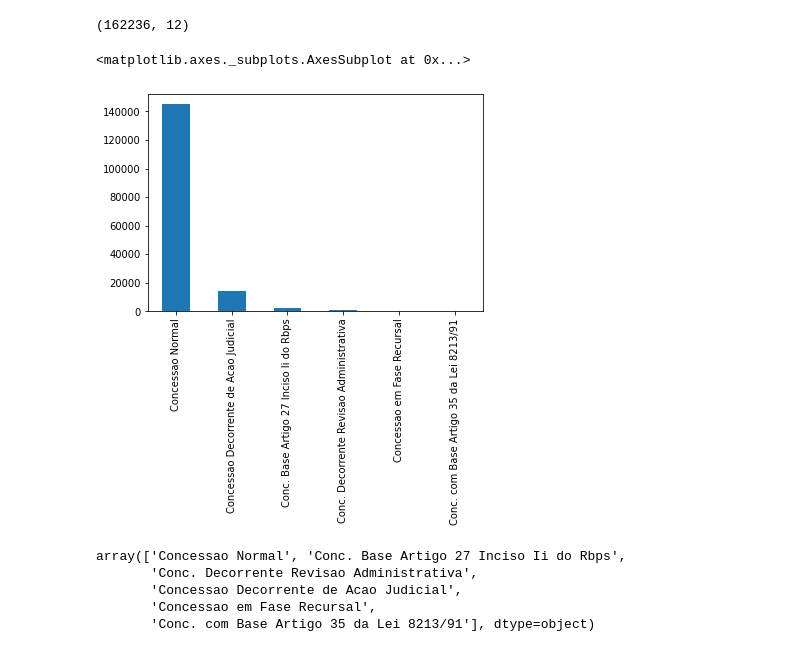
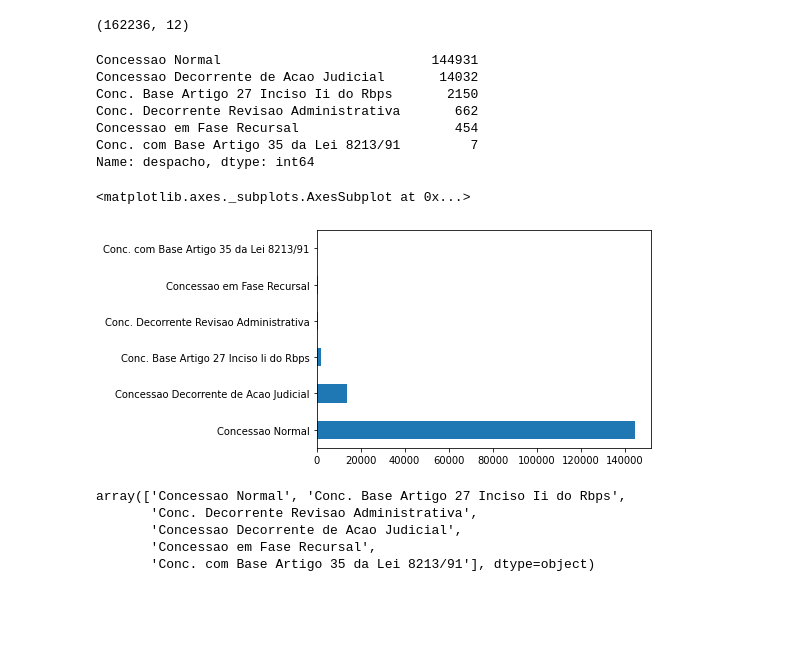
Before and after one commit to helenharumi/testePython, a Jupyter notebook: testeComArquivoTxtPython.ipynb, the cells around one changed output. Drawn from its saved outputs; the diff is of its cells as text; code cells hidden in the pictures; blank space fills up the shorter version.

```diff
--- a/testeComArquivoTxtPython.ipynb
+++ b/testeComArquivoTxtPython.ipynb
@@ -38,11 +38,21 @@ Número de linhas e coluna
 lista.shape
 # %% [output]
 (162236, 12)
+# %%
+lista['despacho'].value_counts()
+# %% [output]
+Concessao Normal                           144931
+Concessao Decorrente de Acao Judicial       14032
+Conc. Base Artigo 27 Inciso Ii do Rbps       2150
+Conc. Decorrente Revisao Administrativa       662
+Concessao em Fase Recursal                    454
+Conc. com Base Artigo 35 da Lei 8213/91         7
+Name: despacho, dtype: int64
 # %%
-lista['despacho'].value_counts().plot.bar()
+lista['despacho'].value_counts().plot.barh()
 # %% [output]
 <matplotlib.axes._subplots.AxesSubplot at 0x...>
-[figure, old version]
+[figure, new version]
 # %%
 lista['despacho'].unique()
 # %% [output]
```
Also changed, not shown: 1 other file.
